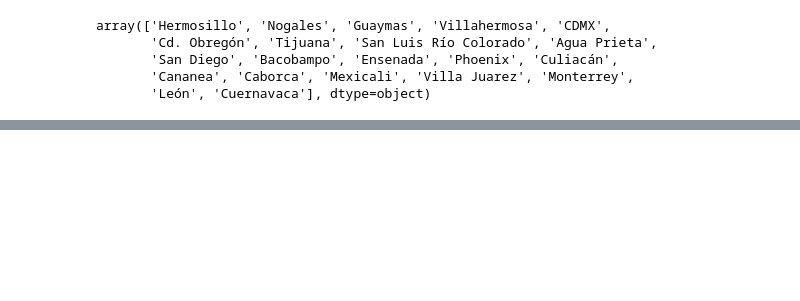
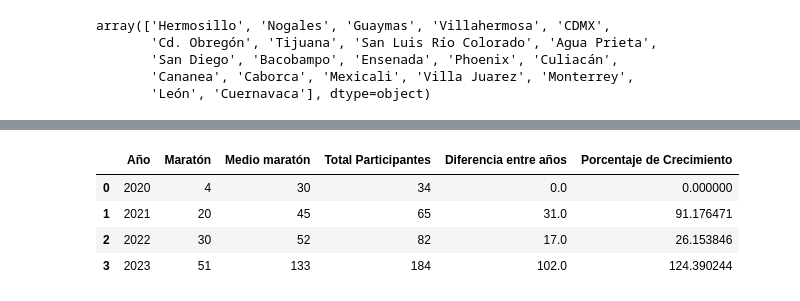
Before and after one commit to IvanSotomyor/Data-Analysis-Maraton-de-los-Perrones-IV, a Jupyter notebook: Dataset/2nd_Iteration_IV_Maraton_de_Los_Perrones.ipynb, the cells around one changed output, grey strips where cells are left out. Cells and saved outputs as stored; diff of their text form; code cells hidden in the pictures; blank space fills up the shorter version.

```diff
--- a/Maraton-De-Los-Perrones-Data-Analysis/2nd_Iteration_IV_Maraton_de_Los_Perrones.ipynb
+++ b/Dataset/2nd_Iteration_IV_Maraton_de_Los_Perrones.ipynb
@@ -238,0 +333,10 @@ df.to_excel(saveas, index = False)
+# %%
+# Since there is no difference in the first year, we count it as 0
+df_year = df_year.fillna(0)
+df_year.head()
+# %% [output]
+|  | Año | Maratón | Medio maratón | Total Participantes | Diferencia entre años | Porcentaje de Crecimiento |
+| 0 | 2020 | 4 | 30 | 34 | 0.0 | 0.000000 |
+| 1 | 2021 | 20 | 45 | 65 | 31.0 | 91.176471 |
+| 2 | 2022 | 30 | 52 | 82 | 17.0 | 26.153846 |
+| 3 | 2023 | 51 | 133 | 184 | 102.0 | 124.390244 |
```
Also changed, not shown: parts of 39 cells of this notebook, 22 other files.
